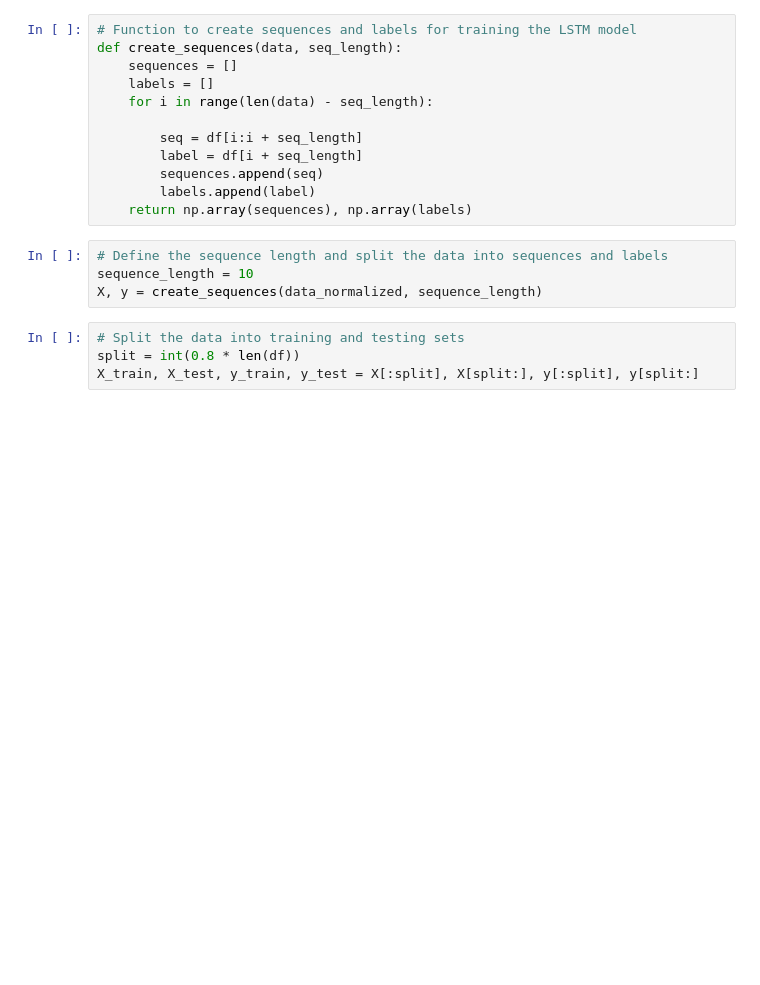
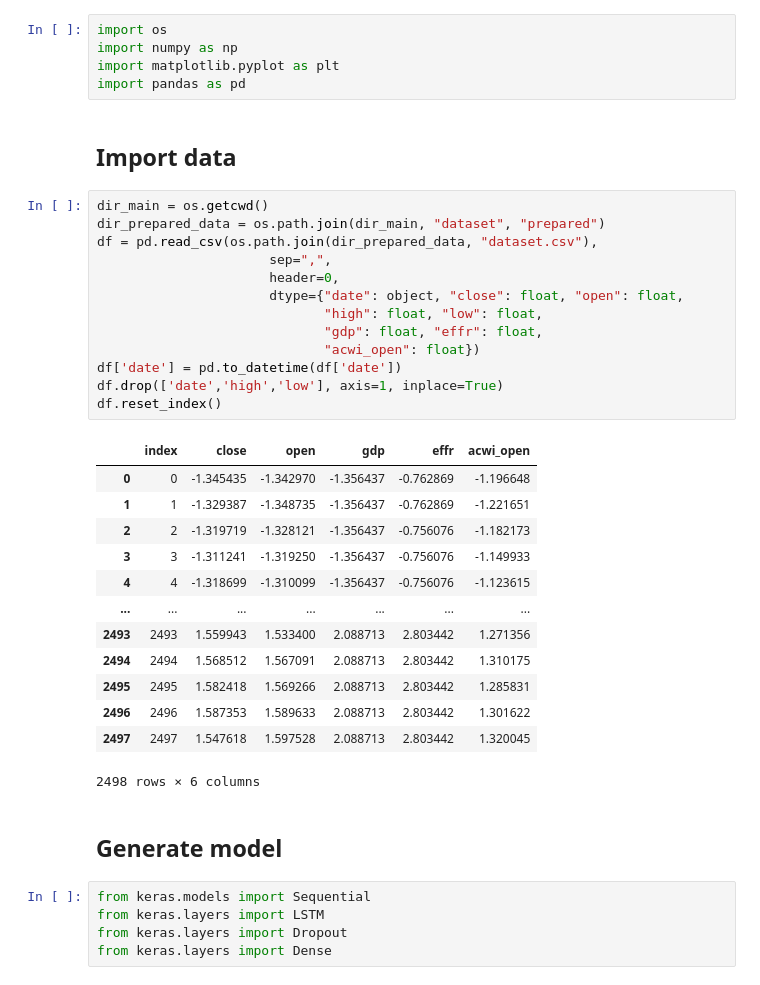
Before and after one commit to 23FA-DSC-Impact/Impact, a Jupyter notebook: LSTM.ipynb, the cells around one changed output. Drawn from its saved outputs; the diff is of its cells as text; blank space fills up the shorter version.

```diff
--- a/LSTM.ipynb
+++ b/LSTM.ipynb
@@ -17,20 +1,41 @@ data_normalized = scaler.fit_transform(df)
-# %%
-# Function to create sequences and labels for training the LSTM model
-def create_sequences(data, seq_length):
-    sequences = []
-    labels = []
-    for i in range(len(data) - seq_length):
-
-        seq = df[i:i + seq_length]
-        label = df[i + seq_length]
-        sequences.append(seq)
-        labels.append(label)
-    return np.array(sequences), np.array(labels)
-# %%
-# Define the sequence length and split the data into sequences and labels
-sequence_length = 10
-X, y = create_sequences(data_normalized, sequence_length)
-# %%
-# Split the data into training and testing sets
-split = int(0.8 * len(df))
-X_train, X_test, y_train, y_test = X[:split], X[split:], y[:split], y[split:]
+# %%
+import os
+import numpy as np
+import matplotlib.pyplot as plt
+import pandas as pd
+# %% [markdown]
+## Import data
+# %%
+dir_main = os.getcwd()
+dir_prepared_data = os.path.join(dir_main, "dataset", "prepared")
+df = pd.read_csv(os.path.join(dir_prepared_data, "dataset.csv"),
+                      sep=",",
+                      header=0,
+                      dtype={"date": object, "close": float, "open": float,
+                             "high": float, "low": float,
+                             "gdp": float, "effr": float,
+                             "acwi_open": float})
+df['date'] = pd.to_datetime(df['date'])
+df.drop(['date','high','low'], axis=1, inplace=True)
+df.reset_index()
+# %% [output]
+|  | index | close | open | gdp | effr | acwi_open |
+| 0 | 0 | -1.345435 | -1.342970 | -1.356437 | -0.762869 | -1.196648 |
+| 1 | 1 | -1.329387 | -1.348735 | -1.356437 | -0.762869 | -1.221651 |
+| 2 | 2 | -1.319719 | -1.328121 | -1.356437 | -0.756076 | -1.182173 |
+| 3 | 3 | -1.311241 | -1.319250 | -1.356437 | -0.756076 | -1.149933 |
+| 4 | 4 | -1.318699 | -1.310099 | -1.356437 | -0.756076 | -1.123615 |
+| ... | ... | ... | ... | ... | ... | ... |
+| 2493 | 2493 | 1.559943 | 1.533400 | 2.088713 | 2.803442 | 1.271356 |
+| 2494 | 2494 | 1.568512 | 1.567091 | 2.088713 | 2.803442 | 1.310175 |
+| 2495 | 2495 | 1.582418 | 1.569266 | 2.088713 | 2.803442 | 1.285831 |
+| 2496 | 2496 | 1.587353 | 1.589633 | 2.088713 | 2.803442 | 1.301622 |
+| 2497 | 2497 | 1.547618 | 1.597528 | 2.088713 | 2.803442 | 1.320045 |
+2498 rows × 6 columns
+# %% [markdown]
+## Generate model
+# %%
+from keras.models import Sequential
+from keras.layers import LSTM
+from keras.layers import Dropout
+from keras.layers import Dense
```
Also changed, not shown: parts of 16 cells of this notebook, 1 other file.
